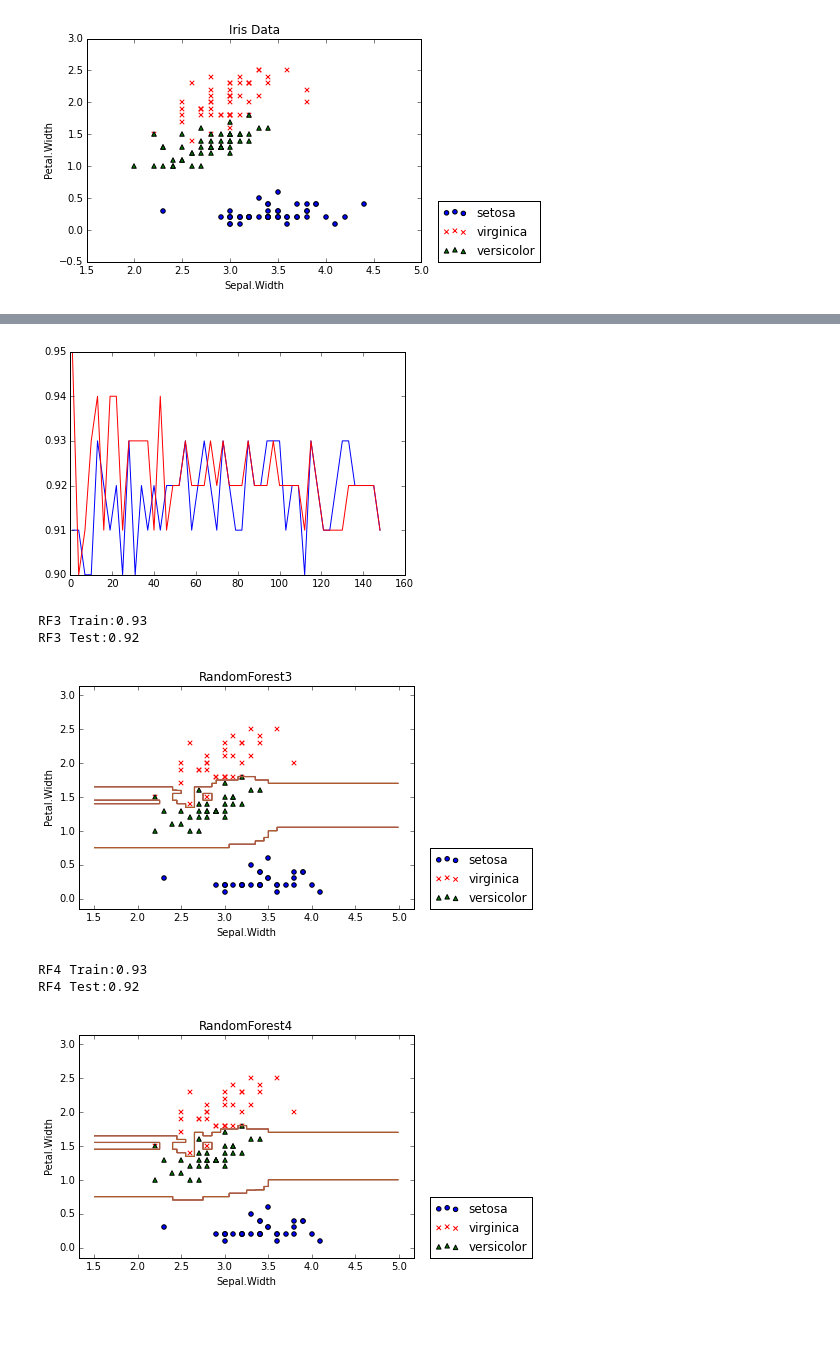
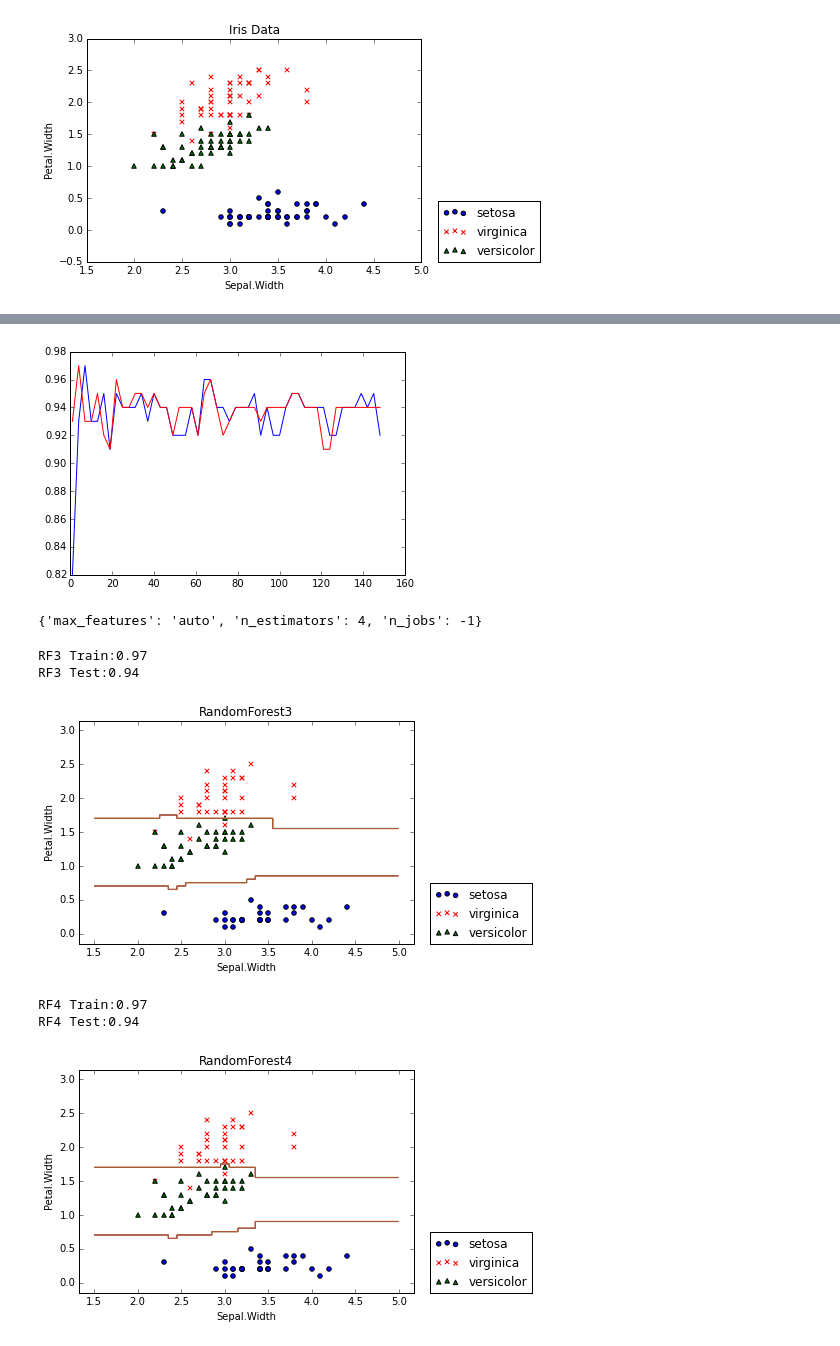
Before and after one commit to hirokazumuta/Hajipata, a Jupyter notebook: Hajipata11_20150412.ipynb, the cells around one changed output, grey strips where cells are left out. Cells and saved outputs as stored; diff of their text form; code cells hidden in the pictures.

```diff
--- a/Hajipata11_20150412.ipynb
+++ b/Hajipata11_20150412.ipynb
@@ -55,8 +56,8 @@ def bound_visualize(clf,data,title):
     plt.show()
 # %%
 ##　データ読み込み
-d1=prc.load_data("iris")
-
+#d1=prc.load_data("iris")
+d1=pd.read_csv('/home/himuta/git/hajipata11/Hajipata/iris.txt')
 
 ## データ全部で散布図作成
 def make_scatter1(data,title):
@@ -128,7 +129,7 @@ Tree1 Test:0.92
 parameters = {
     'min_samples_split' : [2, 3, 4,  6, 8, 10],  #分割対象となる最小のサンプル数
     'min_samples_leaf' : [1, 2, 3, 4, 6, 8, 10],  #葉の最小のサンプル数
-    'criterion'         : ['gini'], #ジニ係数か、エントロピーか
+    'criterion'         : ['gini','entropy'], #ジニ係数か、エントロピーか
     'max_depth'         : [2, 4, 6, 8, 10] #木の深さ
 }
 tr2 = GridSearchCV(DecisionTreeClassifier(), parameters,cv=25)
@@ -203,13 +204,20 @@ rf1.estimators_
 ## ランダムフォレスト　木の数だけ最適化する(他のパラメータは上の決定木と同じ)
 parameters = {
     'n_estimators' : range(1, 150, 3),        #生成する木の数
-    'max_features' : ['auto'],
-    'oob_score'      :  [True],
-    'n_jobs'            :   [-1],
+    'max_features' : ['auto'],                #木ごとに採用するする変数の数
+#    'oob_score'      :  [True],
+    'n_jobs'            :   [-1],             #並列処理数　-1は自動設定
     }
-parameters.update(tr2.best_params_ )
+#parameters.update(tr2.best_params_ )  ##うちのmacではこれでいけた
 
-rf2 = GridSearchCV(RandomForestClassifier(), parameters, cv=10, scoring='accuracy', n_jobs=-1)
+rf2 = GridSearchCV(RandomForestClassifier(
+                                           criterion='gini' #tr2.best_params_['criterion']
+                                           ,max_depth=10  #tr2.best_params_['max_depth']
+                                           ,min_samples_leaf=2#tr2.best_params_['min_samples_leaf']
+                                           ,min_samples_split=4#tr2.best_params_['min_samples_split']
+                                         )
+                   , parameters, cv=10, scoring='accuracy', n_jobs=-1 )
+#rf2 = GridSearchCV(RandomForestClassifier(), parameters, cv=10, scoring='accuracy', n_jobs=-1
 rf2.fit(TrainFeature,TrainLabel)
 result_rf2=rf2.predict(TestFeature)
 result_rf2_re=rf2.predict(TrainFeature)
@@ -259,36 +267,50 @@ rf2.fit(TrainFeature,TrainLabel)
 plt.plot(parameters['n_estimators'],[c.mean_validation_score for c in rf2.grid_scores_],color='r')
 plt.show()
 # %% [output]
-[figure, old version]
+[figure, new version]
+# %%
+rf2.best_params_
+# %% [output]
+{'max_features': 'auto', 'n_estimators': 4, 'n_jobs': -1}
 # %%
-##  ランダムフォレスト　木の数を100にして、改めて
-rf3 = RandomForestClassifier(n_estimators=100)
+##  ランダムフォレスト　木の数を150にして、改めて
+rf3 = RandomForestClassifier(   n_estimators=150
+                               ,criterion='gini'    #tr2.best_params_['criterion']
+                               ,max_depth=10        #tr2.best_params_['max_depth']
+                               ,min_samples_leaf=2  #tr2.best_params_['min_samples_leaf']
+                               ,min_samples_split=4 #tr2.best_params_['min_samples_split']n_estimators=150
+                            )
 rf3.fit(TrainFeature,TrainLabel)
 result_rf3=rf2.predict(TestFeature)
 result_rf3_re=rf2.predict(TrainFeature)
 
 ##　精度検証とプロット
 print'RF3 Train:'+ str(accuracy_score(result_rf3_re,TrainLabel))
 print'RF3 Test:'+ str(accuracy_score(result_rf3,TestLabel))
 bound_visualize(rf3,d1_train,'RandomForest3')
 
-##  ランダムフォレスト　木の数を100にして、改めて
-rf4 = RandomForestClassifier(n_estimators=100)
+##  ランダムフォレスト　木の数を150にして、改めて
+rf4 = RandomForestClassifier(   n_estimators=150
+                               ,criterion='gini'    #tr2.best_params_['criterion']
+                               ,max_depth=10        #tr2.best_params_['max_depth']
+                               ,min_samples_leaf=2  #tr2.best_params_['min_samples_leaf']
+                               ,min_samples_split=4 #tr2.best_params_['min_samples_split']n_estimators=150
+                            )
 rf4.fit(TrainFeature,TrainLabel)
 result_rf4=rf2.predict(TestFeature)
 result_rf4_re=rf2.predict(TrainFeature)
 
 ##　精度検証とプロット
 print'RF4 Train:'+ str(accuracy_score(result_rf4_re,TrainLabel))
 print'RF4 Test:'+ str(accuracy_score(result_rf4,TestLabel))
 bound_visualize(rf4,d1_train,'RandomForest4')
 # %% [output]
-RF3 Train:0.93
-RF3 Test:0.92
+RF3 Train:0.97
+RF3 Test:0.94
-[figure, old version]
+[figure, new version]
-RF4 Train:0.93
-RF4 Test:0.92
+RF4 Train:0.97
+RF4 Test:0.94
-[figure, old version]
+[figure, new version]
 # %%
 ## 変数の重要度
 rf3.feature_importances_
```
Also changed, not shown: parts of 14 cells of this notebook, 1 other file.
